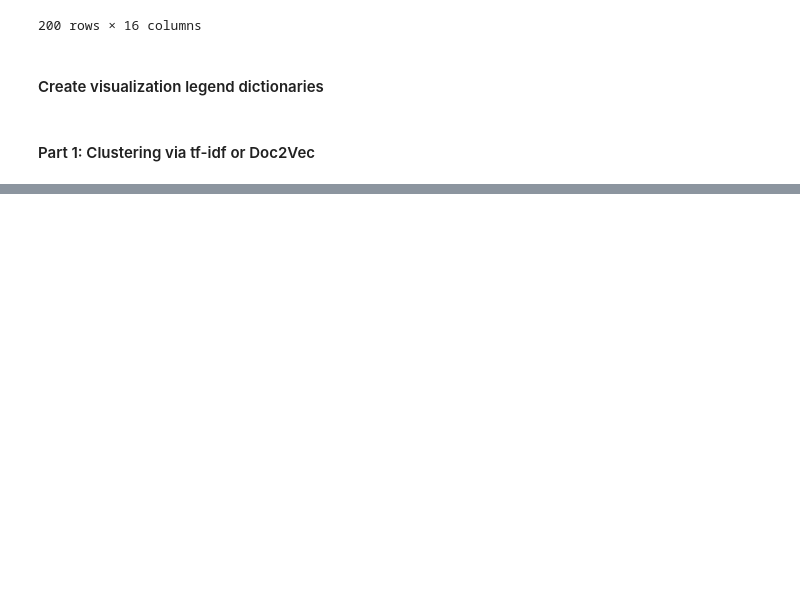
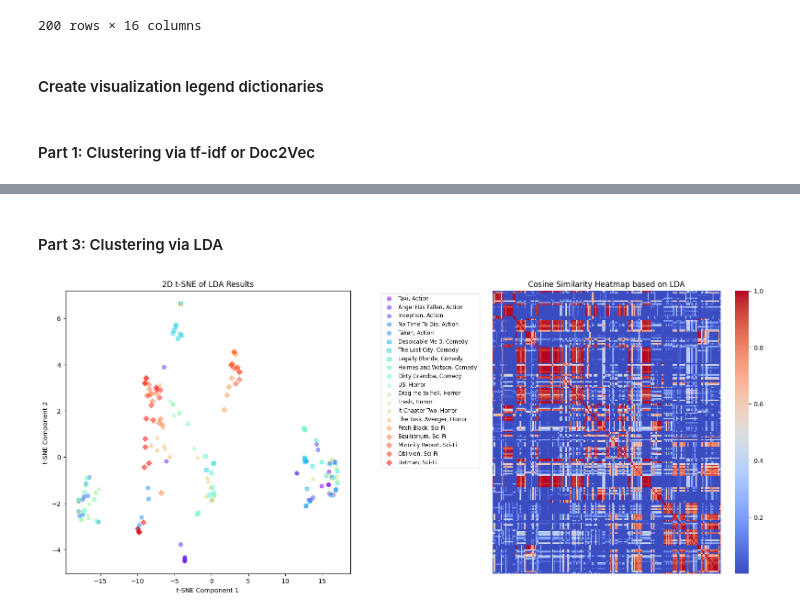
Before and after one commit to hayashady/NU_MSDS, a Jupyter notebook: 453 - Natural Language Processing/453.4 - Dimensionality Reduction for NLP (Topic Modeling)/453.4 Discussion - Implicit Clusters, Semantic Analysis, and Topic Models.ipynb, the cells around one changed output, grey strips where cells are left out. Saved outputs shown, nothing was run; the diff lists cells and outputs as text; code cells hidden in the pictures; blank space fills up the shorter version.

```diff
--- a/453 - Natural Language Processing/453.4 - Dimensionality Reduction for NLP (Topic Modeling)/453.4 Discussion - Implicit Clusters, Semantic Analysis, and Topic Models.ipynb
+++ b/453 - Natural Language Processing/453.4 - Dimensionality Reduction for NLP (Topic Modeling)/453.4 Discussion - Implicit Clusters, Semantic Analysis, and Topic Models.ipynb
@@ -561,0 +203,64 @@ plt.show()
+# %% [markdown]
+#### Part 3: Clustering via LDA
+# %%
+import seaborn as sns
+from sklearn.decomposition import LatentDirichletAllocation
+from sklearn.manifold import TSNE
+from sklearn.metrics.pairwise import cosine_similarity
+from sklearn.feature_extraction.text import CountVectorizer
+import matplotlib.pyplot as plt
+import numpy as np
+
+# Assuming wrangled_data, unique_titles, and unique_genres are defined
+# Define color_map and marker_map here
+
+# Convert tokenized words into a document-term matrix
+def dummy(doc):
+    return doc
+
+vectorizer = CountVectorizer(tokenizer=dummy, preprocessor=dummy, max_features=5000)
+X_count = vectorizer.fit_transform(wrangled_data['wrangle_three'])
+
+# Fit LDA model
+lda = LatentDirichletAllocation(n_components=10, random_state=42) # using 10 topics for example
+X_lda = lda.fit_transform(X_count)
+
+# t-SNE for Dimensionality Reduction on LDA results
+X_tsne = TSNE(n_components=2, random_state=42).fit_transform(X_lda)
+
+# Cosine Similarity based on LDA results
+cosine_sim = cosine_similarity(X_lda)
+
+# Creating Subplots: 1 row, 2 columns
+fig, axs = plt.subplots(1, 2, figsize=(20, 8))
+plt.subplots_adjust(wspace=0.5) # adjust space between plots
+
+# 1st subplot: t-SNE Visualization
+ax = axs[0]
+
+# Assuming color_map and marker_map are defined based on unique_titles and unique_genres
+for title in unique_titles:
+    for genre in unique_genres:
+        mask = (wrangled_data['Movie Title'] == title) & (wrangled_data['Genre of Movie'] == genre)
+        if mask.sum() == 0:
+            continue
+
+        ax.scatter(
+            X_tsne[mask, 0], X_tsne[mask, 1],
+            color=color_map[title], marker=marker_map[genre],
+            alpha=0.5, label=f"{title}, {genre}"
+        )
+
+ax.legend(bbox_to_anchor=(1.1, 1), loc='upper left', fontsize='small')
+ax.set_xlabel('t-SNE Component 1')
+ax.set_ylabel('t-SNE Component 2')
+ax.set_title('2D t-SNE of LDA Results')
+
+# 2nd subplot: Cosine Similarity Heatmap
+ax = axs[1]
+sns.heatmap(cosine_sim, ax=ax, cmap='coolwarm', xticklabels=False, yticklabels=False)
+ax.set_title('Cosine Similarity Heatmap based on LDA')
+
+plt.show()
+# %% [output]
+[figure, added]
```
Also changed, not shown: parts of 19 cells of this notebook.
